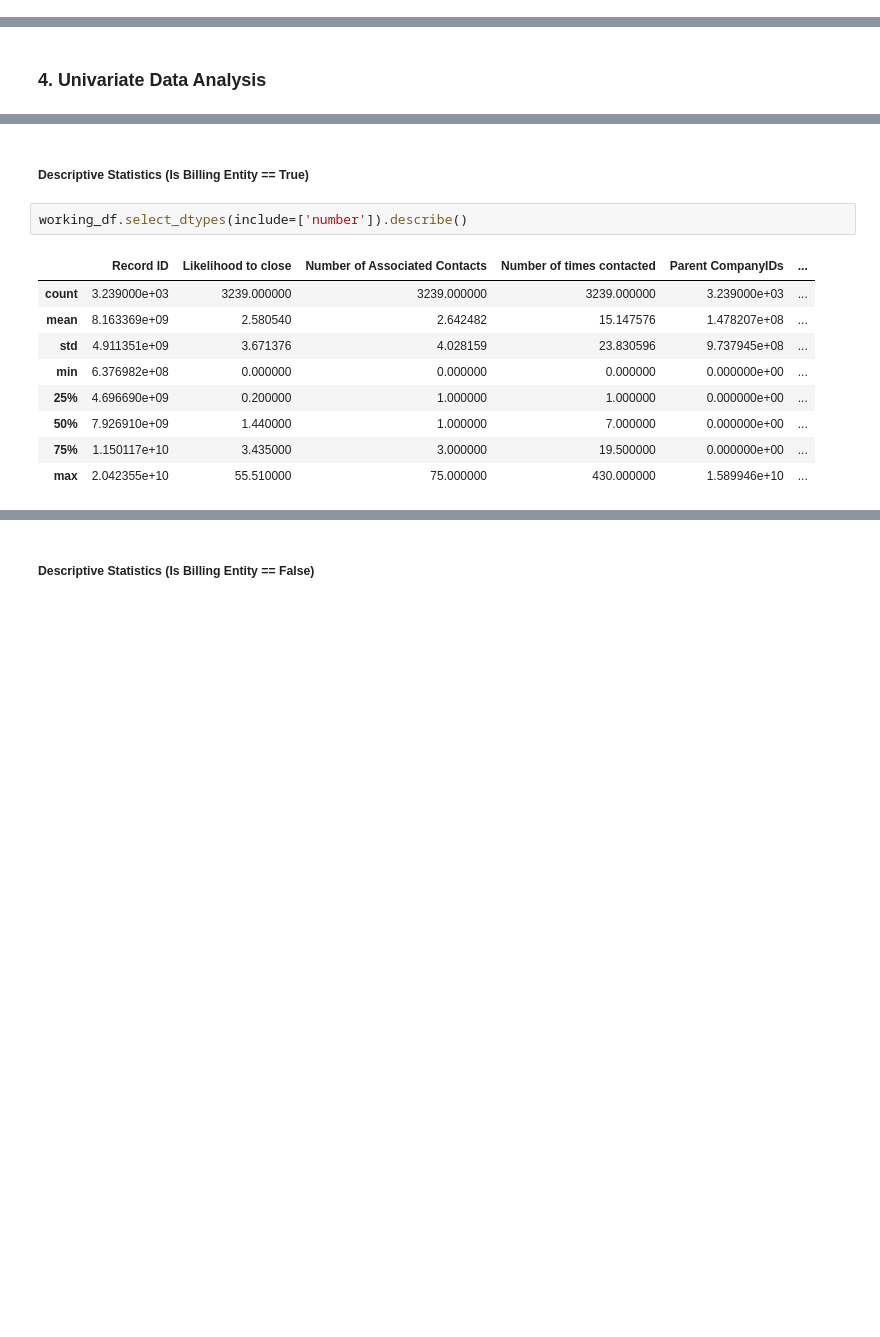
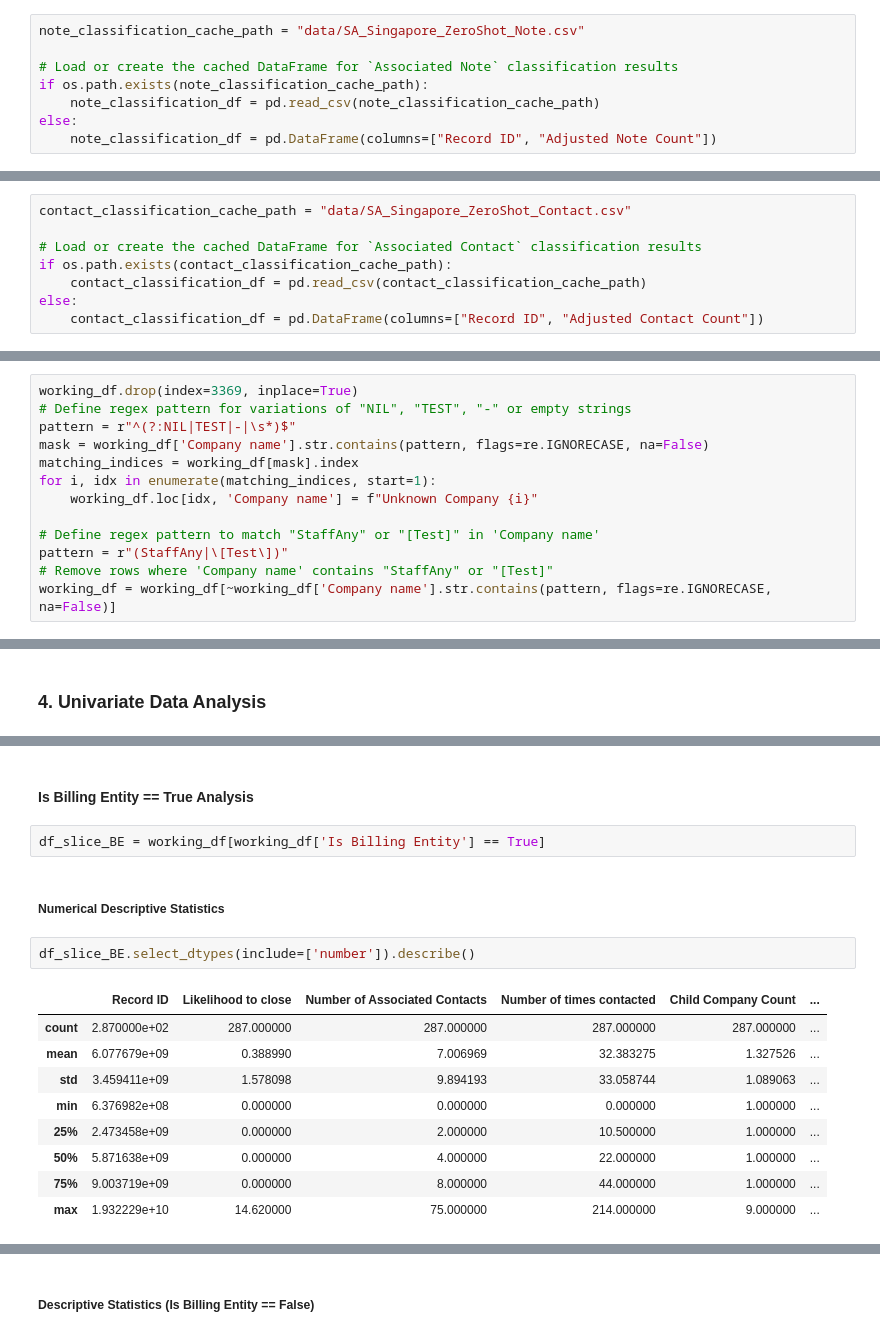
Before and after one commit to Dr-Octavius/FYP, a Jupyter notebook: notebooks/eda2_numericalData.ipynb, the cells around one changed output, grey strips where cells are left out. Cells and saved outputs as stored; diff of their text form; blank space fills up the shorter version.

```diff
--- a/notebooks/eda2_numericalData.ipynb
+++ b/notebooks/eda2_numericalData.ipynb
@@ -591,0 +150,8 @@ memory usage: 689.9+ KB
+# %%
+note_classification_cache_path = "data/SA_Singapore_ZeroShot_Note.csv"
+
+# Load or create the cached DataFrame for `Associated Note` classification results
+if os.path.exists(note_classification_cache_path):
+    note_classification_df = pd.read_csv(note_classification_cache_path)
+else:
+    note_classification_df = pd.DataFrame(columns=["Record ID", "Adjusted Note Count"])
@@ -591,0 +160,8 @@ memory usage: 689.9+ KB
+# %%
+contact_classification_cache_path = "data/SA_Singapore_ZeroShot_Contact.csv"
+
+# Load or create the cached DataFrame for `Associated Contact` classification results
+if os.path.exists(contact_classification_cache_path):
+    contact_classification_df = pd.read_csv(contact_classification_cache_path)
+else:
+    contact_classification_df = pd.DataFrame(columns=["Record ID", "Adjusted Contact Count"])
@@ -591,0 +293,13 @@ memory usage: 689.9+ KB
+# %%
+working_df.drop(index=3369, inplace=True)
+# Define regex pattern for variations of "NIL", "TEST", "-" or empty strings
+pattern = r"^(?:NIL|TEST|-|\s*)$"
+mask = working_df['Company name'].str.contains(pattern, flags=re.IGNORECASE, na=False)
+matching_indices = working_df[mask].index
+for i, idx in enumerate(matching_indices, start=1):
+    working_df.loc[idx, 'Company name'] = f"Unknown Company {i}"
+
+# Define regex pattern to match "StaffAny" or "[Test]" in 'Company name'
+pattern = r"(StaffAny|\[Test\])"
+# Remove rows where 'Company name' contains "StaffAny" or "[Test]"
+working_df = working_df[~working_df['Company name'].str.contains(pattern, flags=re.IGNORECASE, na=False)]
@@ -615,14 +878,18 @@ working_df.select_dtypes(include=['number']).describe()
 # %% [markdown]
-##### Descriptive Statistics (Is Billing Entity == True)
+#### Is Billing Entity == True Analysis
+# %%
+df_slice_BE = working_df[working_df['Is Billing Entity'] == True]
+# %% [markdown]
+##### Numerical Descriptive Statistics
 # %%
-working_df.select_dtypes(include=['number']).describe()
+df_slice_BE.select_dtypes(include=['number']).describe()
 # %% [output]
-|  | Record ID | Likelihood to close | Number of Associated Contacts | Number of times contacted | Parent CompanyIDs | ... |
-| count | 3.239000e+03 | 3239.000000 | 3239.000000 | 3239.000000 | 3.239000e+03 | ... |
-| mean | 8.163369e+09 | 2.580540 | 2.642482 | 15.147576 | 1.478207e+08 | ... |
-| std | 4.911351e+09 | 3.671376 | 4.028159 | 23.830596 | 9.737945e+08 | ... |
-| min | 6.376982e+08 | 0.000000 | 0.000000 | 0.000000 | 0.000000e+00 | ... |
-| 25% | 4.696690e+09 | 0.200000 | 1.000000 | 1.000000 | 0.000000e+00 | ... |
-| 50% | 7.926910e+09 | 1.440000 | 1.000000 | 7.000000 | 0.000000e+00 | ... |
-| 75% | 1.150117e+10 | 3.435000 | 3.000000 | 19.500000 | 0.000000e+00 | ... |
-| max | 2.042355e+10 | 55.510000 | 75.000000 | 430.000000 | 1.589946e+10 | ... |
+|  | Record ID | Likelihood to close | Number of Associated Contacts | Number of times contacted | Child Company Count | ... |
+| count | 2.870000e+02 | 287.000000 | 287.000000 | 287.000000 | 287.000000 | ... |
+| mean | 6.077679e+09 | 0.388990 | 7.006969 | 32.383275 | 1.327526 | ... |
+| std | 3.459411e+09 | 1.578098 | 9.894193 | 33.058744 | 1.089063 | ... |
+| min | 6.376982e+08 | 0.000000 | 0.000000 | 0.000000 | 1.000000 | ... |
+| 25% | 2.473458e+09 | 0.000000 | 2.000000 | 10.500000 | 1.000000 | ... |
+| 50% | 5.871638e+09 | 0.000000 | 4.000000 | 22.000000 | 1.000000 | ... |
+| 75% | 9.003719e+09 | 0.000000 | 8.000000 | 44.000000 | 1.000000 | ... |
+| max | 1.932229e+10 | 14.620000 | 75.000000 | 214.000000 | 9.000000 | ... |
```
Also changed, not shown: parts of 155 cells of this notebook, 2 other files.
